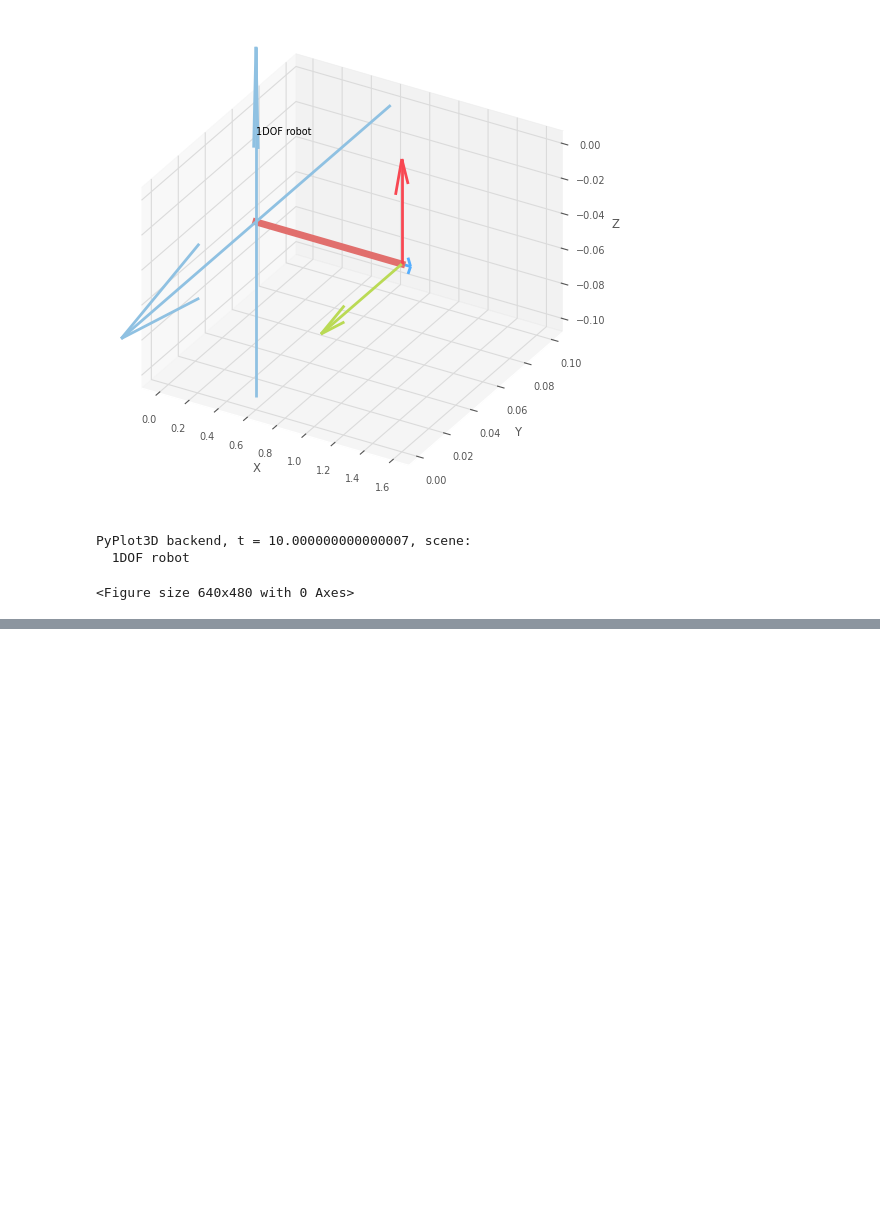
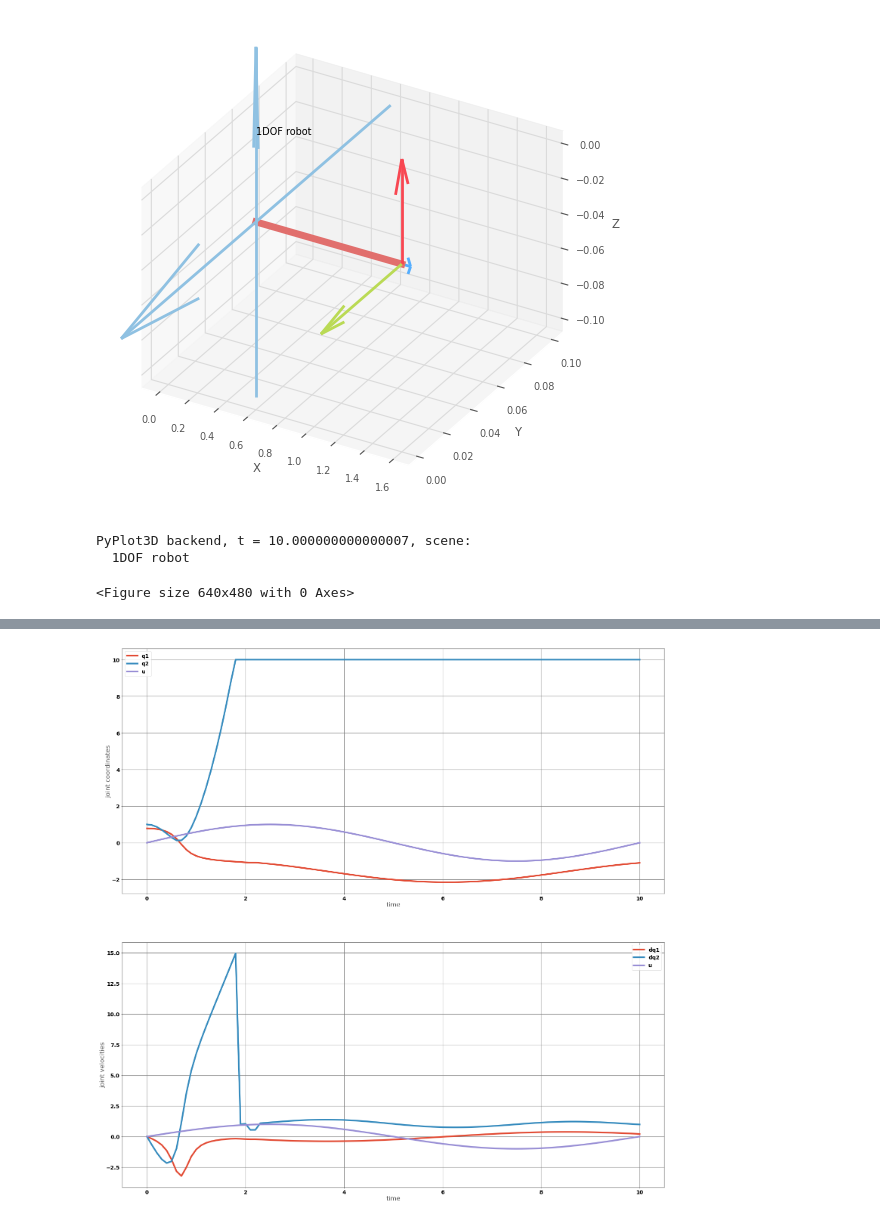
Before and after one commit to PacuraruFabianVirgil/UTCN_Robot_Control_Systems, a Jupyter notebook: RCS L/lab07_DynamicModel.ipynb, the cells around one changed output, grey strips where cells are left out. Cells and saved outputs as stored; diff of their text form; code cells hidden in the pictures; blank space fills up the shorter version.

```diff
--- a/RCS L/lab07_DynamicModel.ipynb
+++ b/RCS L/lab07_DynamicModel.ipynb
@@ -421,3 +585,32 @@ def model(x,t,u):
+# %%
+import matplotlib.pyplot as plt
+plt.style.use('rcs.mplstyle')
+
+# plots
+fig = plt.figure()
+fig.set_size_inches(18.5, 18.5)
+
+plt.subplot(2, 1, 1)
+plt.plot(t, q[:,0], label='q1')
+plt.plot(t, q[:,1], label='q2')
+plt.plot(t, u[1,:], label='u')
+plt.legend(loc='best')
+plt.ylabel('joint coordinates')
+plt.xlabel('time')
+plt.grid(True)
+
+plt.subplot(2, 1, 2)
+plt.plot(t, dq[:,0], label='dq1')
+plt.plot(t, dq[:,1], label='dq2')
+plt.plot(t, u[1,:], label='u')
+plt.legend(loc='best')
+plt.ylabel('joint velocities')
+plt.xlabel('time')
+plt.grid(True)
+
+plt.show()
+# %% [output]
+[figure, added]
 # %%
 # 3. AL5D toolbox example
 
```
Also changed, not shown: parts of 4 cells of this notebook.
